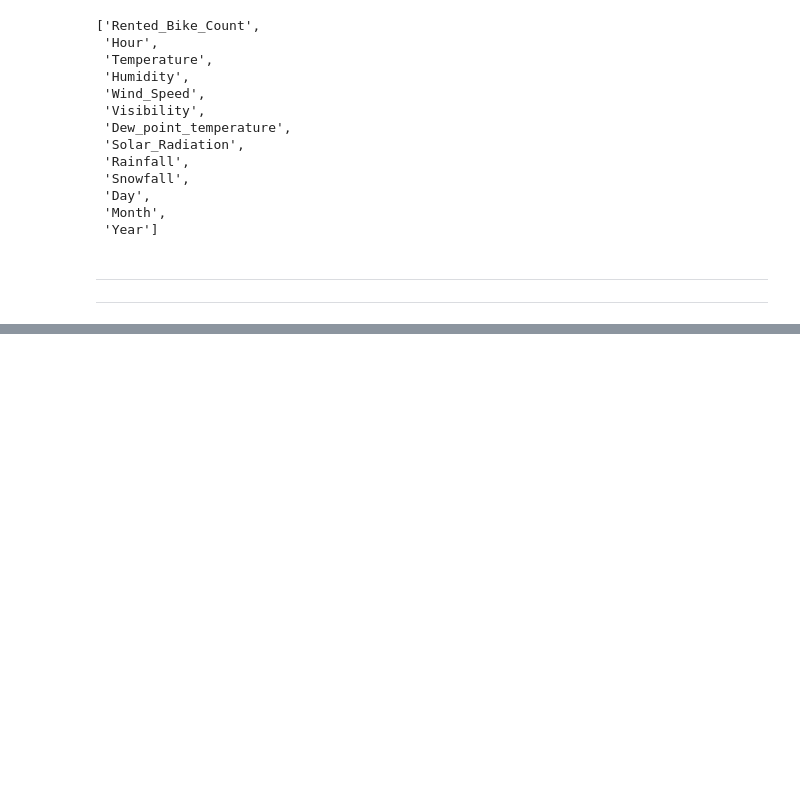
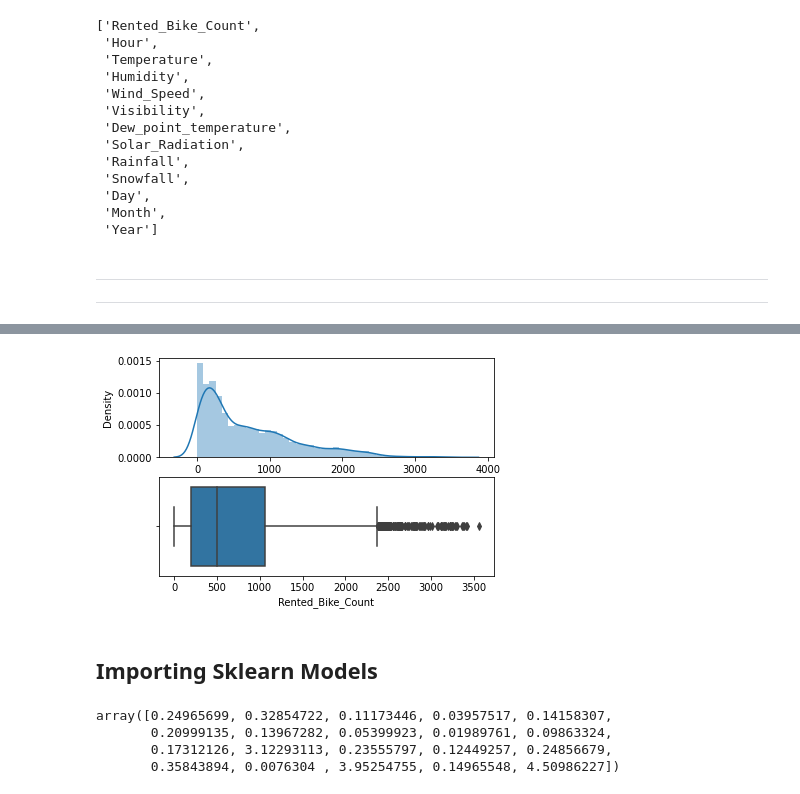
Before and after one commit to ramrakhyaniRiya/Capstone_2, a Jupyter notebook: Copy_of_Bike_Sharing_Demand_Prediction_Capstone_Project.ipynb, the cells around one changed output, grey strips where cells are left out. Cells and saved outputs as stored; diff of their text form; code cells hidden in the pictures; blank space fills up the shorter version.

Commit message:
Done With the models

```diff
--- a/Copy_of_Bike_Sharing_Demand_Prediction_Capstone_Project.ipynb
+++ b/Copy_of_Bike_Sharing_Demand_Prediction_Capstone_Project.ipynb
@@ -417,0 +420,2 @@ cont_col
+# %%
+df = pd.get_dummies(df,columns = ['Seasons', 'Holiday', 'Functioning_Day'])
@@ -417,0 +484,11 @@ cont_col
+# %%
+def plot(df,col):
+  fig,(ax1,ax2)=plt.subplots(2,1)
+  sns.distplot(df[col],ax = ax1)
+  sns.boxplot(df[col],ax = ax2)
+# %%
+plot(df,'Rented_Bike_Count')
+# %% [output]
+[figure, added]
+# %% [markdown]
+## Importing Sklearn Models
@@ -417,0 +501,7 @@ cont_col
+# %%
+mutual_info_classif(x,y)
+# %% [output]
+array([0.24965699, 0.32854722, 0.11173446, 0.03957517, 0.14158307,
+       0.20999135, 0.13967282, 0.05399923, 0.01989761, 0.09863324,
+       0.17312126, 3.12293113, 0.23555797, 0.12449257, 0.24856679,
+       0.35843894, 0.0076304 , 3.95254755, 0.14965548, 4.50986227])
```
Also changed, not shown: parts of 13 cells of this notebook.
